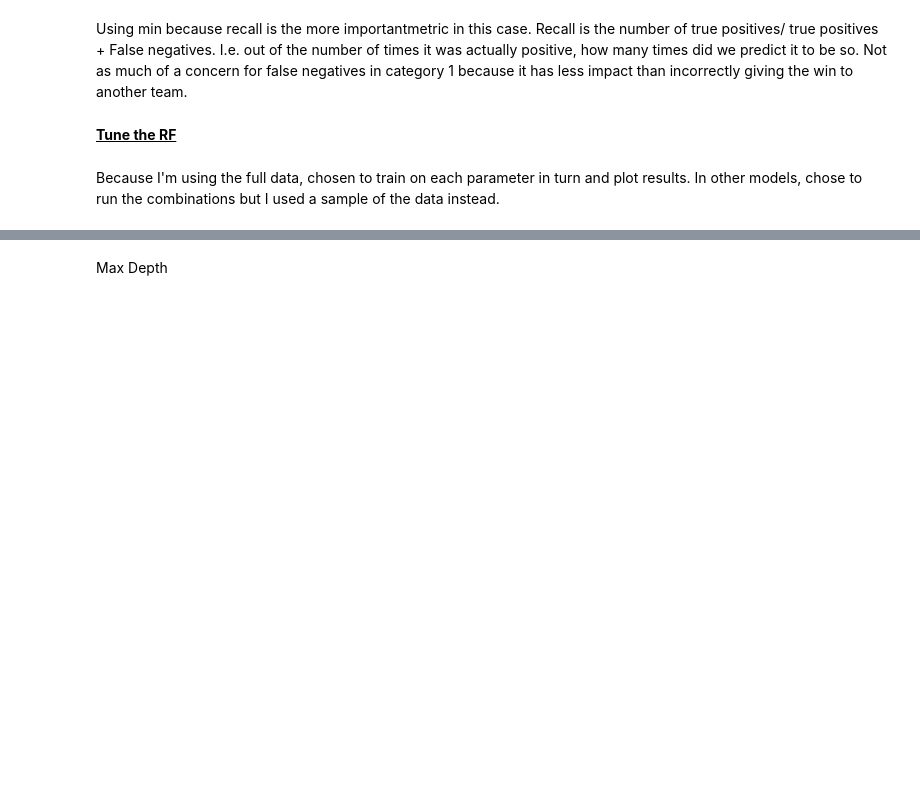
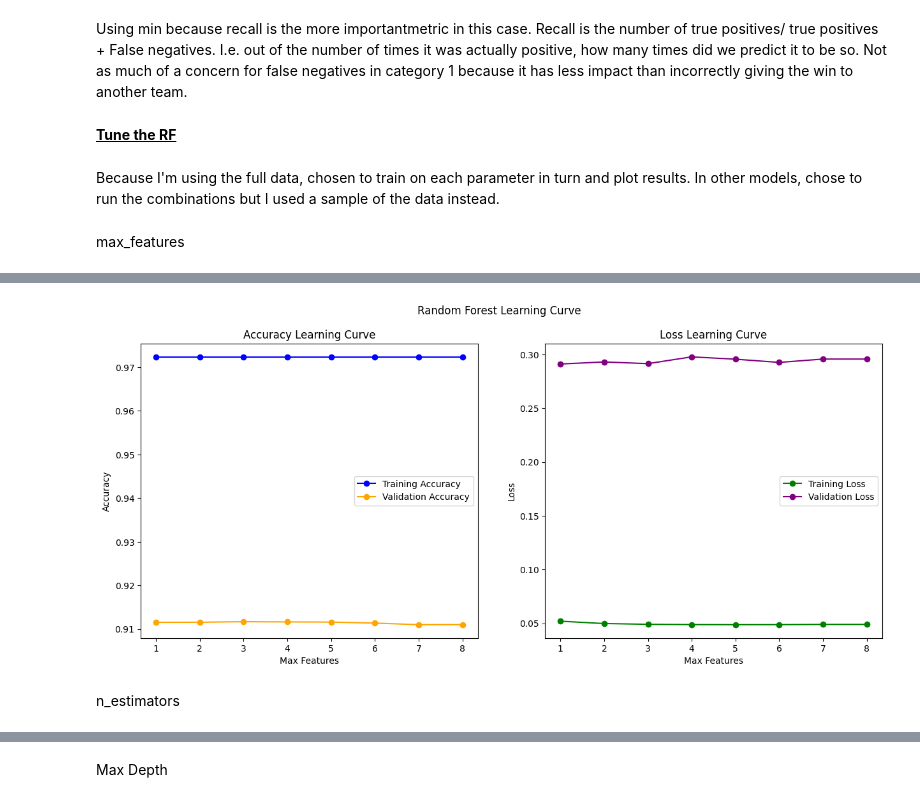
Before and after one commit to Swalke20/DLS_Project, a Jupyter notebook: RF_model.ipynb, the cells around one changed output, grey strips where cells are left out. Drawn from its saved outputs; the diff is of its cells as text; code cells hidden in the pictures; blank space fills up the shorter version.

```diff
--- a/RF_model.ipynb
+++ b/RF_model.ipynb
@@ -136,0 +167,73 @@ param_grid = {
+# %% [markdown]
+max_features
+# %%
+best_accuracy = 0
+best_loss=100
+maxfeatures_list = []
+train_acc_list = []
+val_acc_list = []
+train_loss_list = []
+val_loss_list = []
+
+for mf in range(1,9):
+    maxfeatures_list.append(mf)
+
+    model = RandomForestClassifier(max_features=mf,n_jobs=-1, random_state=7)
+    model.fit(X_train, y_train)
+
+    #Training accuracy and loss
+    y_train_pred = model.predict(X_train)
+    train_accuracy = accuracy_score(y_train, y_train_pred)
+    train_acc_list.append(train_accuracy)
+
+    #Need the probability rather than predicted class
+    train_loss = log_loss(y_train, model.predict_proba(X_train))
+    train_loss_list.append(train_loss)
+
+    #Validation accuracy and loss
+    y_val_pred = model.predict(X_val)
+    val_accuracy = accuracy_score(y_val, y_val_pred)
+    val_acc_list.append(val_accuracy)
+
+    val_loss = log_loss(y_val, model.predict_proba(X_val))
+    val_loss_list.append(val_loss)
+
+    print(f"{mf} max features, Train Accuracy: {train_accuracy}, Validation Accuracy: {val_accuracy}")
+    print(f"{mf} max features, Train Loss: {train_loss}, Validation Accuracy: {val_loss}")
+
+    if val_accuracy> best_accuracy:
+        best_accuracy = val_accuracy
+        best_acc_mf= mf
+
+    if val_loss< best_loss:
+        best_loss = val_loss
+        best_loss_mf = mf
+
+print(f"Best accuracy is: {best_accuracy} and max features is {best_acc_mf}")
+print(f"Best accuracy is: {best_loss} and max features is {best_loss_mf}")
+
+mf_acc_df = pd.DataFrame({'Max Features': maxfeatures_list,'Train Accuracy': train_acc_list, 'Validation Accuracy': val_acc_list})
+mf_loss_df = pd.DataFrame({'Max Features': maxfeatures_list,'Train Loss': train_loss_list, 'Validation Loss': val_loss_list})
+
+plt.figure(figsize=(15, 6))
+
+plt.subplot(121)
+plt.title('Accuracy Learning Curve')
+plt.xlabel('Max Features')
+plt.ylabel('Accuracy')
+plt.plot(mf_acc_df['Max Features'], mf_acc_df['Train Accuracy'], label='Training Accuracy', color='blue', marker='o')
+plt.plot(mf_acc_df['Max Features'], mf_acc_df['Validation Accuracy'], label='Validation Accuracy', color='orange', marker='o')
+plt.legend()
+
+
+plt.subplot(122)
+plt.title('Loss Learning Curve')
+plt.xlabel('Max Features')
+plt.ylabel('Loss')
+plt.plot(mf_loss_df['Max Features'], mf_loss_df['Train Loss'], label='Training Loss', color='green', marker='o')
+plt.plot(mf_loss_df['Max Features'], mf_loss_df['Validation Loss'], label='Validation Loss', color='purple', marker='o')
+plt.legend()
+
+plt.suptitle("Random Forest Learning Curve")
+plt.show()
+# %% [output]
@@ -137,3 +258,6 @@ param_grid = {
+[figure, added]
+# %% [markdown]
+n_estimators
 # %%
 best_accuracy = 0
 best_loss=100
```
Also changed, not shown: parts of 37 cells of this notebook, 2 other files.
